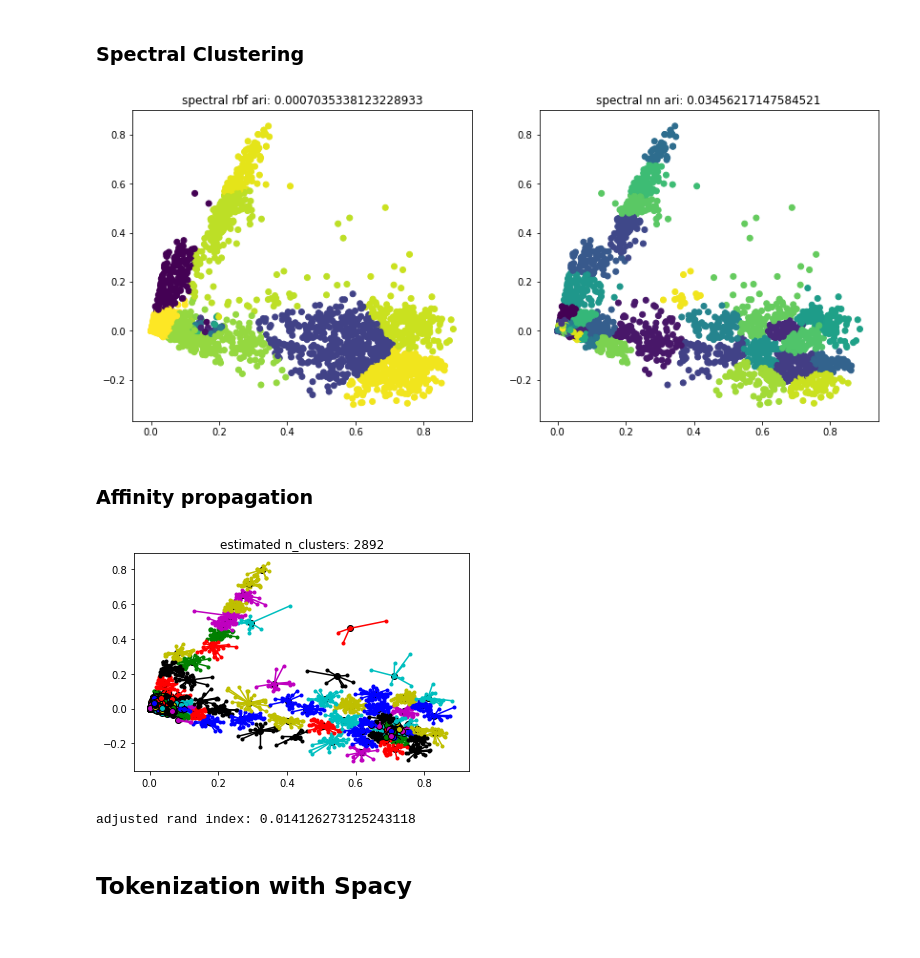
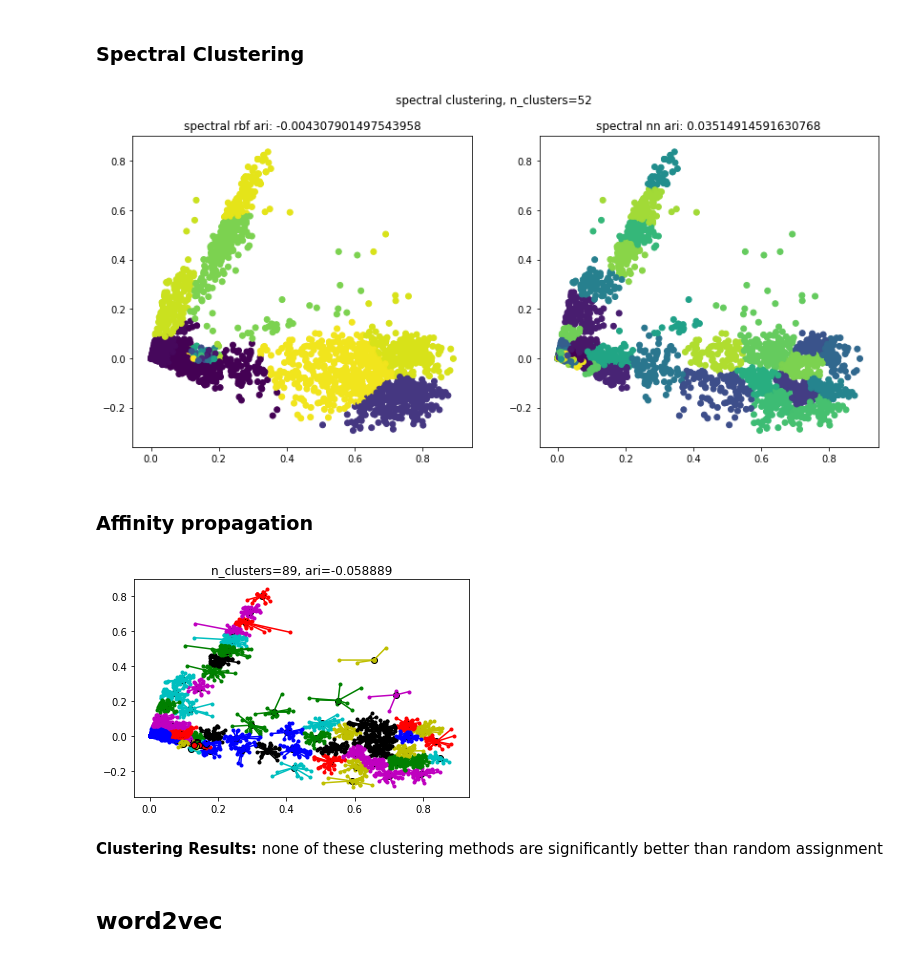
Before and after one commit to brianmcguckin/thinkful_unit_04_capstone, a Jupyter notebook: 04_capstone_v0.1.ipynb, the cells around one changed output. Drawn from its saved outputs; the diff is of its cells as text; code cells hidden in the pictures.

```diff
--- a/04_capstone_v0.1.ipynb
+++ b/04_capstone_v0.1.ipynb
@@ -268,23 +294,24 @@ adj rand index: -0.011389018882714711
 # %%
 from sklearn.cluster import SpectralClustering
 
 sc_rbf = SpectralClustering(n_clusters=52, affinity='rbf').fit(X_train_svd)
 sc_nn = SpectralClustering(n_clusters=52, affinity='nearest_neighbors').fit(X_train_svd)
 
 predict_rbf = sc_rbf.fit_predict(X_train_svd)
 predict_nn = sc_nn.fit_predict(X_train_svd)
 
 plt.figure(figsize=(14, 6))
+plt.suptitle('spectral clustering, n_clusters=52')
 plt.subplot(121)
 plt.scatter(X_train_svd[:,0], X_train_svd[:,1], c=predict_rbf)
 plt.title('spectral rbf ari: {}'.format(adjusted_rand_score(y_train, predict_rbf)))
 
 plt.subplot(122)
 plt.scatter(X_train_svd[:,0], X_train_svd[:,1], c=predict_nn)
 plt.title('spectral nn ari: {}'.format(adjusted_rand_score(y_train, predict_nn)))
 plt.show()
 # %% [output]
-[figure, old version]
+[figure, new version]
 # %% [markdown]
 ### Affinity propagation
 # %%
@@ -319,12 +346,8 @@ for k, col in zip(range(n_clusters_), colors):
                  [cluster_center[1], x[1]],
                  col)
 
-plt.title('estimated n_clusters: {}'.format(n_clusters_))
+plt.title('n_clusters={}, ari={:0.5}'.format(
+    n_clusters_, adjusted_rand_score(y_train, af_pred)))
 plt.show()
-
-print('adjusted rand index: {}'.format(adjusted_rand_score(y_train, af_pred)))
 # %% [output]
-[figure, old version]
+[figure, new version]
-adjusted rand index: 0.014126273125243118
-# %% [markdown]
-## Tokenization with Spacy
@@ -334,3 +354,7 @@ X_train_
+# %% [markdown]
+**Clustering Results:** none of these clustering methods are significantly better than random assignment
+# %% [markdown]
+## word2vec
 # %%
 #conform with spacys character limit
 train_substrings = [train[i:i+999999] for i in range(0, len(train), 999999)]
```
Also changed, not shown: parts of 7 cells of this notebook, 1 other file.
